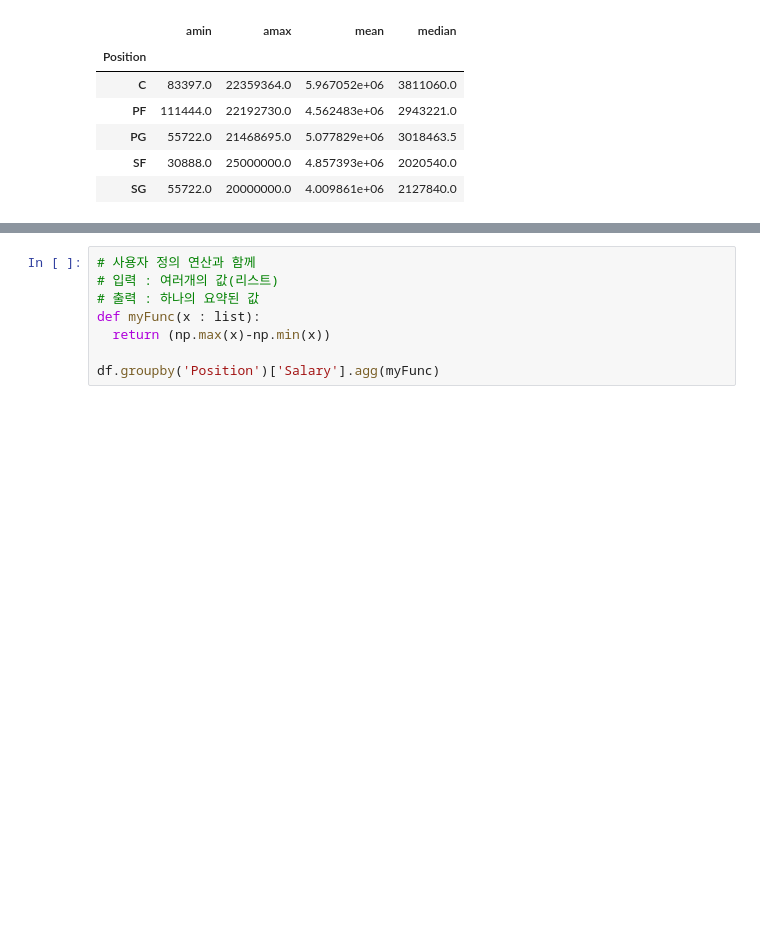
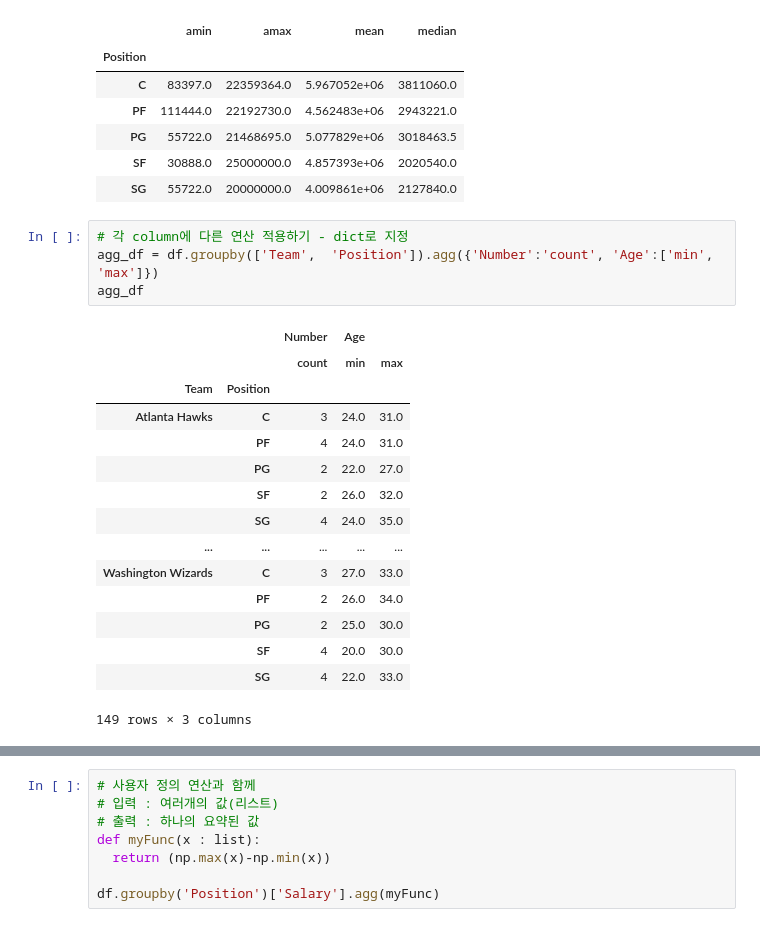
Before and after one commit to jjungyujin/TIL, a Jupyter notebook: DataEngineering/DataProcessing/pandas.ipynb, the cells around one changed output, grey strips where cells are left out. Drawn from its saved outputs; the diff is of its cells as text; blank space fills up the shorter version.

```diff
--- a/DataEngineering/DataProcessing/pandas.ipynb
+++ b/DataEngineering/DataProcessing/pandas.ipynb
@@ -1268,3 +1406,23 @@ df.groupby('Position')['Salary'].agg([np.min, np.max, np.mean, np.median])
 | PG | 55722.0 | 21468695.0 | 5.077829e+06 | 3018463.5 |
 | SF | 30888.0 | 25000000.0 | 4.857393e+06 | 2020540.0 |
 | SG | 55722.0 | 20000000.0 | 4.009861e+06 | 2127840.0 |
+# %%
+# 각 column에 다른 연산 적용하기 - dict로 지정
+agg_df = df.groupby(['Team',  'Position']).agg({'Number':'count', 'Age':['min', 'max']})
+agg_df
+# %% [output]
+|  |  | Number | Age |  |
+|  |  | count | min | max |
+| Team | Position |  |  |  |
+| Atlanta Hawks | C | 3 | 24.0 | 31.0 |
+|  | PF | 4 | 24.0 | 31.0 |
+|  | PG | 2 | 22.0 | 27.0 |
+|  | SF | 2 | 26.0 | 32.0 |
+|  | SG | 4 | 24.0 | 35.0 |
+| ... | ... | ... | ... | ... |
+| Washington Wizards | C | 3 | 27.0 | 33.0 |
+|  | PF | 2 | 26.0 | 34.0 |
+|  | PG | 2 | 25.0 | 30.0 |
+|  | SF | 4 | 20.0 | 30.0 |
+|  | SG | 4 | 22.0 | 33.0 |
+149 rows × 3 columns
```
Also changed, not shown: parts of 50 cells of this notebook.
